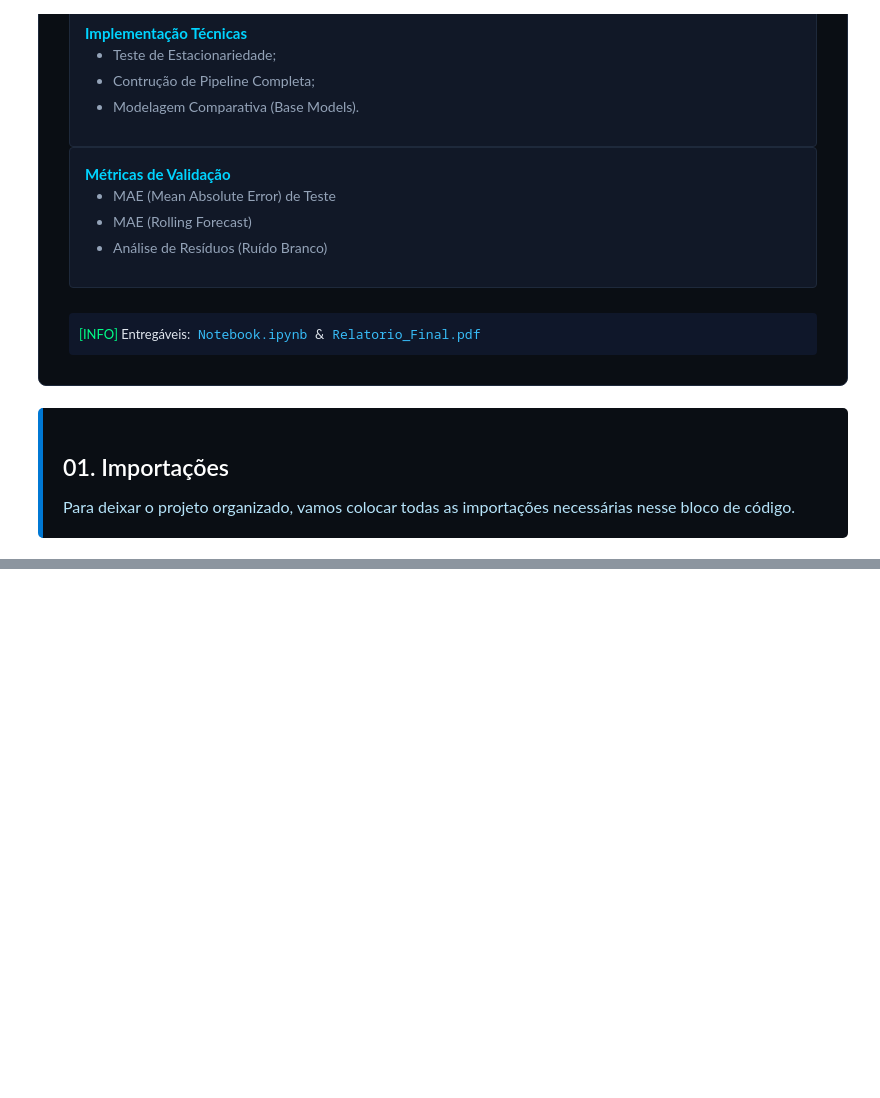
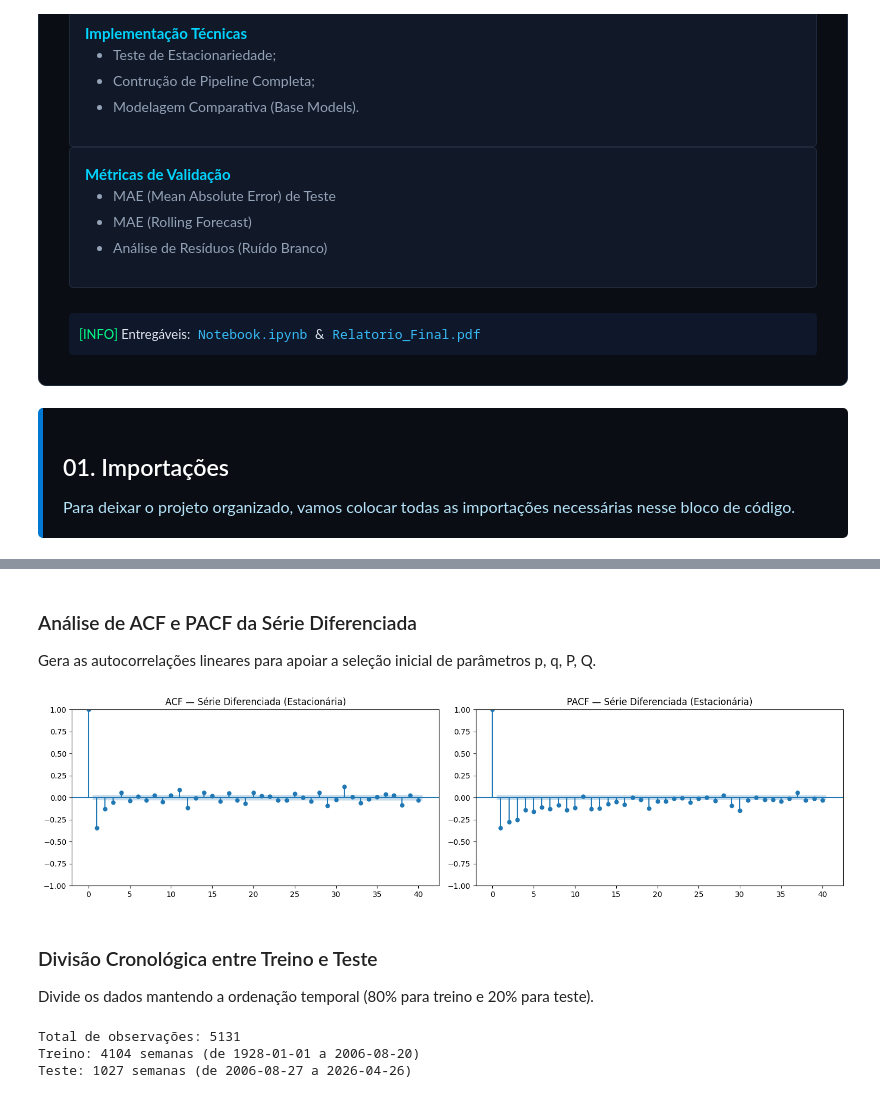
Before and after one commit to LeleNascimennto/sarima-model, a Jupyter notebook: pipeline.ipynb, the cells around one changed output, grey strips where cells are left out. Saved outputs shown, nothing was run; the diff lists cells and outputs as text; code cells hidden in the pictures; blank space fills up the shorter version.

```diff
--- a/pipeline.ipynb
+++ b/pipeline.ipynb
@@ -322,0 +535,29 @@ def testar_estacionaridade(serie, nome_serie='Valor', lags_acf_pacf=20):
+# %% [markdown]
+### Análise de ACF e PACF da Série Diferenciada
+
+Gera as autocorrelações lineares para apoiar a seleção inicial de parâmetros p, q, P, Q.
+# %%
+fig, axes = plt.subplots(1, 2, figsize=(15, 4))
+plot_acf(serie_diff, lags=40, ax=axes[0], title="ACF — Série Diferenciada (Estacionária)")
+plot_pacf(serie_diff, lags=40, ax=axes[1], title="PACF — Série Diferenciada (Estacionária)")
+plt.tight_layout()
+plt.show()
+# %% [output]
+[figure, added]
+# %% [markdown]
+### Divisão Cronológica entre Treino e Teste
+
+Divide os dados mantendo a ordenação temporal (80% para treino e 20% para teste).
+# %%
+# Divisão temporal (80/20)
+train_size = int(len(df_weekly) * 0.8)
+treino = df_weekly[COLUNA_VALOR].iloc[:train_size]
+teste = df_weekly[COLUNA_VALOR].iloc[train_size:]
+
+print(f"Total de observações: {len(df_weekly)}")
+print(f"Treino: {len(treino)} semanas (de {treino.index[0].date()} a {treino.index[-1].date()})")
+print(f"Teste: {len(teste)} semanas (de {teste.index[0].date()} a {teste.index[-1].date()})")
+# %% [output]
+Total de observações: 5131
+Treino: 4104 semanas (de 1928-01-01 a 2006-08-20)
+Teste: 1027 semanas (de 2006-08-27 a 2026-04-26)
```
Also changed, not shown: parts of 26 cells of this notebook, 1 other file.
